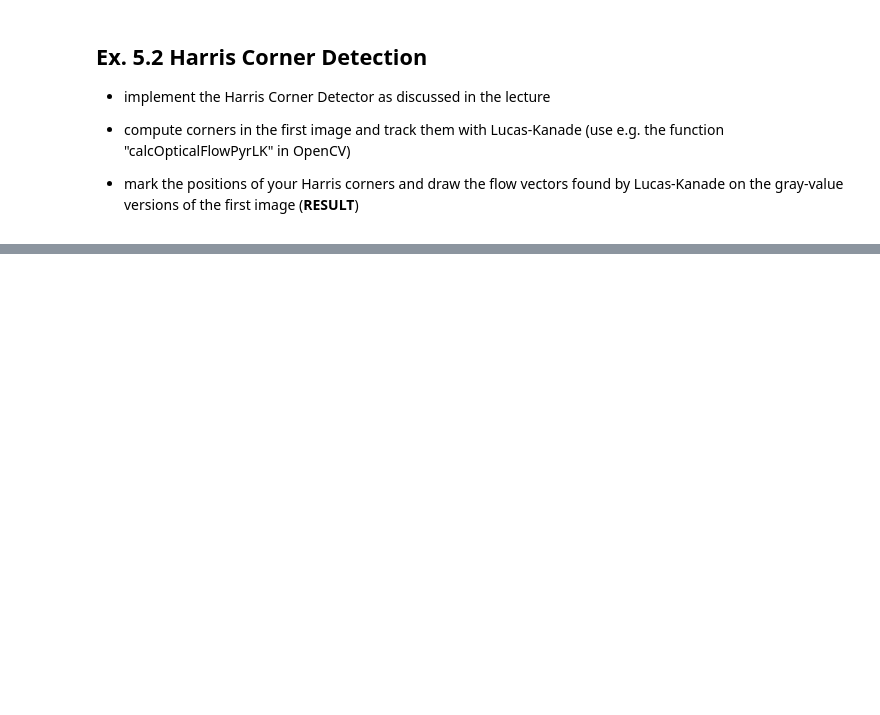
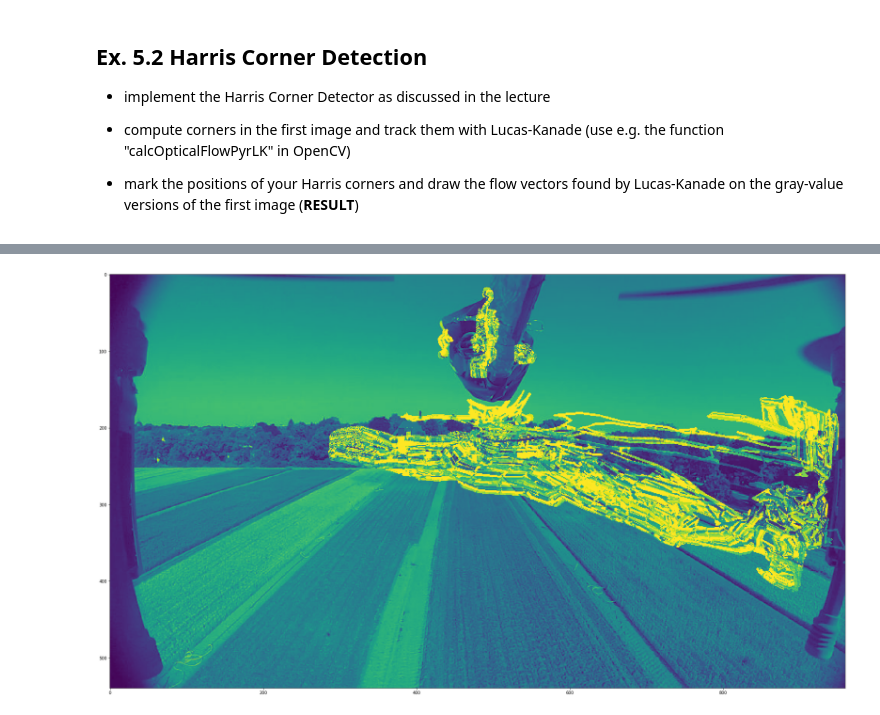
Before and after one commit to OverDriveGain/computerVision, a Jupyter notebook: 05_BlockMatching_HarrisCorners.ipynb, the cells around one changed output, grey strips where cells are left out. Saved outputs shown, nothing was run; the diff lists cells and outputs as text; code cells hidden in the pictures; blank space fills up the shorter version.

```diff
--- a/05_BlockMatching_HarrisCorners.ipynb
+++ b/05_BlockMatching_HarrisCorners.ipynb
@@ -48,47 +50,84 @@ def _createEmptyH(img):
             _arr[i][u] = np.zeros((2,2))
     return _arr
 
-def sobelFilters(img):
-    sobelX = cv2.Sobel(np.float32(img), cv2.CV_64F, 1, 0, ksize=3)
-    sobelY = cv2.Sobel(np.float32(img), cv2.CV_64F, 0, 1, ksize=3)
-    theta = abs(np.rad2deg(np.arctan(sobelY, sobelX)))
-    return sobelX, sobelY, theta
-
 def devProducts(iX, iY):
-    iX2 = np.multiply(iX, iX)
-    iY2 = np.multiply(iY, iY)
-    iYX = np.multiply(iY, iX)
+    iX2 = iX*iX
+    iY2 = iY*iY
+    iYX = iY*iX
     return iX2, iY2, iYX
 
+
 def sumWindow(y, x, matrix, windowSize):
-    assert(x + windowSize < len(matrix[0]) and y + windowSize < len(matrix), "Invalid window. Outside of matrix!")
-    acc = 0
-    for i in range(y, y + windowSize):
-        for u in range(x, x+ windowSize):
-            acc += matrix[i][u]
-    return acc
+    delta = windowSize // 2
+    return matrix[y-delta: y+delta, x-delta: x+ delta].sum()
 
 def findHarris(img):
-    windowSize = 6
-    k = 0.06
-    iX, iY, theta = sobelFilters(img)
+    print("Finding harris...")
+    windowSize = 20
+    offset = windowSize//2
+    k = 0.04
+    threshHold = 10000
+    iX = sobel(img, axis = 0, mode='constant')
+    iY = sobel(img, axis = 1, mode='constant')
     iX2, iY2, iXY = devProducts(iX, iY)
     H = _createEmptyH(img)
     R = _createEmptyH(img)
-    for i in range(0, len(img)-windowSize):
-        for u in range(0, len(img[0])-windowSize):
-            if(u == 0): print(i, end=', ')
+    corners = []
+    for i in range(offset, len(img)-offset):
+        for u in range(offset, len(img[0])-offset):
             sX2 = sumWindow(i, u, iX2, windowSize)
-            sY2 = sumWindow(i, u, iX2, windowSize)
+            sY2 = sumWindow(i, u, iY2, windowSize)
             sXY = sumWindow(i, u, iXY, windowSize)
             H[i][u] = np.array([[sX2, sXY],[sXY, sY2]])
-            R[i][u] = (sX2*sY2 - sXY*sXY) - (k * (sX2 + sY2))
-            print(R[i][u])
-    return H, R
+            singleR = (sX2*sY2 - np.square(sXY)) - (k * np.square(sX2 + sY2))
+            if(singleR > threshHold):
+                corners.append([float(u), float(i)])
+                R[i][u] = singleR
+    return H, R, np.float32(np.array(corners))
+def findAndDrawFlowVectors(p0, old_gray, firstFrame = 'images/copter_flight/frame001.jpg'):
+    print("Scaning frames...", end='')
+    colorTemp = np.random.randint(0,255,(38220,3))
+    cap = cv2.VideoCapture(firstFrame, cv2.CAP_IMAGES)
+    ret,frame = cap.read()
+    old_gray = cv2.cvtColor(frame, cv2.COLOR_BGR2GRAY)
+    lk_params = dict( winSize  = (20,20), maxLevel = 2, criteria = (cv2.TERM_CRITERIA_EPS | cv2.TERM_CRITERIA_COUNT, 10, 0.03))
+    mask = np.zeros_like(old_gray)
+    o = 0
+    allPoints = []
+    while(o<99):
+        if(o%10==0): print('.', end='')
+        ret,frame = cap.read()
+        frame_gray = cv2.cvtColor(frame, cv2.COLOR_BGR2GRAY)
+        p1, st, err = cv2.calcOpticalFlowPyrLK(old_gray, frame_gray, p0, None, **lk_params)
+        allPoints.append(p1)
+        good_new = p1#[st == 1]
+        good_old = p0#[st == 1]
+        for i,(new,old) in enumerate(zip(good_new,good_old)):
+            a,b = new.ravel()
+            c,d = old.ravel()
+            mask = cv2.line(mask, (a,b),(c,d), colorTemp[i].tolist(), 2)
+            frame_gray = cv2.circle(frame_gray,(a,b),5,colorTemp[i].tolist(),-1)
 
+        img = cv2.add(frame_gray,mask)
+
+      #  cv2.imshow('frame',img)
+      #  k = cv2.waitKey(30) & 0xff
+      #  if k == 27:
+      #      break
+
+        old_gray = frame_gray.copy()
+        p0 = good_new.reshape(-1,1,2)
+        o+=1
+    return img
 
 grayCopter = color.rgb2gray(copter1)
-grayCopter1 = feature.canny(color.rgb2gray(copter2))
 
-print(findHarris(grayCopter))
+fig = plt.figure(figsize=(50, 50))
+axis1 = plt.subplot(2, 2, 1)
+H, R, corners = findHarris(grayCopter)
+allPoints = findAndDrawFlowVectors(corners, grayCopter)
+
+axis1.imshow(allPoints)
+plt.tight_layout()
+plt.show()
 # %% [output]
@@ -112,0 +136 @@ KeyboardInterrupt:
+[figure, added]
```
Also changed, not shown: parts of 2 cells of this notebook.
